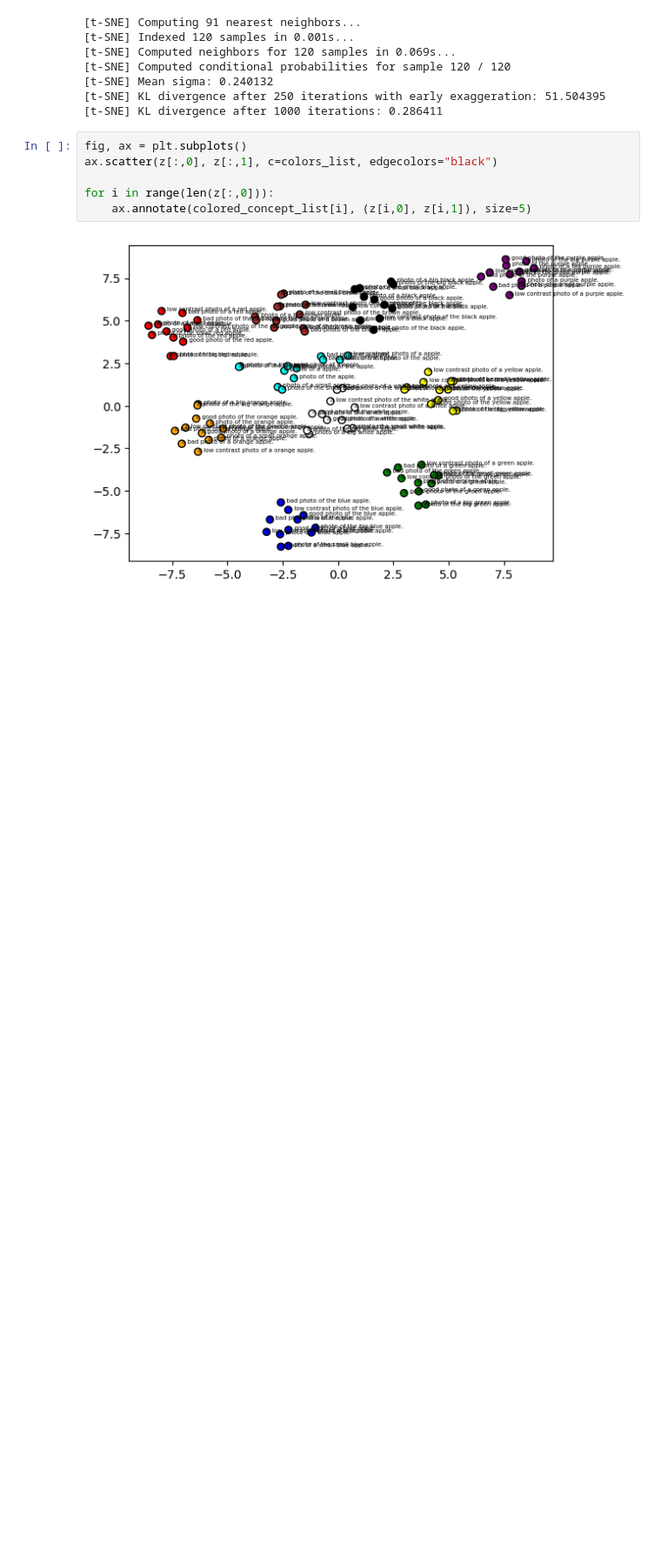
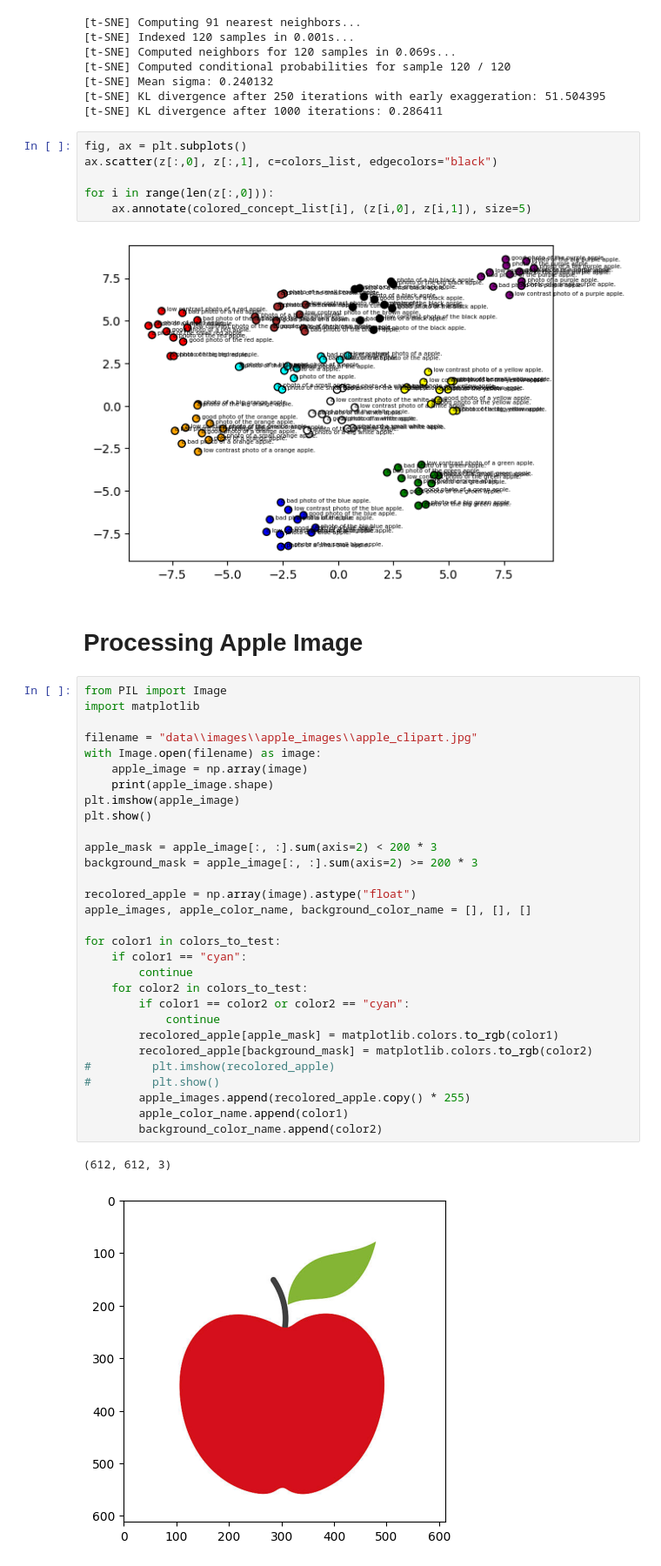
Before and after one commit to colediianni/color_word_association, a Jupyter notebook: apple_feature_space_plotting.ipynb, the cells around one changed output. Shown at 87% size. Drawn from its saved outputs; the diff is of its cells as text; blank space fills up the shorter version.

Commit message:
updating apple color testing

```diff
--- a/apple_feature_space_plotting.ipynb
+++ b/apple_feature_space_plotting.ipynb
@@ -109,3 +109,38 @@ for i in range(len(z[:,0])):
     ax.annotate(colored_concept_list[i], (z[i,0], z[i,1]), size=5)
 # %% [output]
 [figure]
+# %% [markdown]
+# Processing Apple Image
+# %%
+from PIL import Image
+import matplotlib
+
+filename = "data\\images\\apple_images\\apple_clipart.jpg"
+with Image.open(filename) as image:
+    apple_image = np.array(image)
+    print(apple_image.shape)
+plt.imshow(apple_image)
+plt.show()
+
+apple_mask = apple_image[:, :].sum(axis=2) < 200 * 3
+background_mask = apple_image[:, :].sum(axis=2) >= 200 * 3
+
+recolored_apple = np.array(image).astype("float")
+apple_images, apple_color_name, background_color_name = [], [], []
+
+for color1 in colors_to_test:
+    if color1 == "cyan":
+        continue
+    for color2 in colors_to_test:
+        if color1 == color2 or color2 == "cyan":
+            continue
+        recolored_apple[apple_mask] = matplotlib.colors.to_rgb(color1)
+        recolored_apple[background_mask] = matplotlib.colors.to_rgb(color2)
+#         plt.imshow(recolored_apple)
+#         plt.show()
+        apple_images.append(recolored_apple.copy() * 255)
+        apple_color_name.append(color1)
+        background_color_name.append(color2)
+# %% [output]
+(612, 612, 3)
+[figure, added]
```
Also changed, not shown: parts of 13 cells of this notebook, 2 other files.
